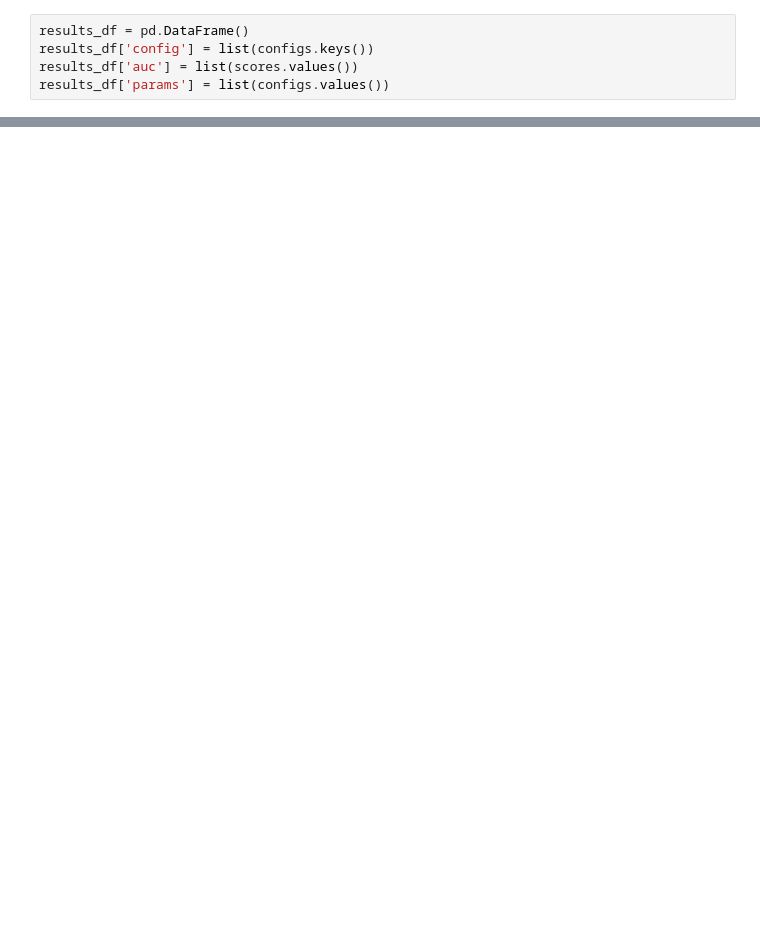
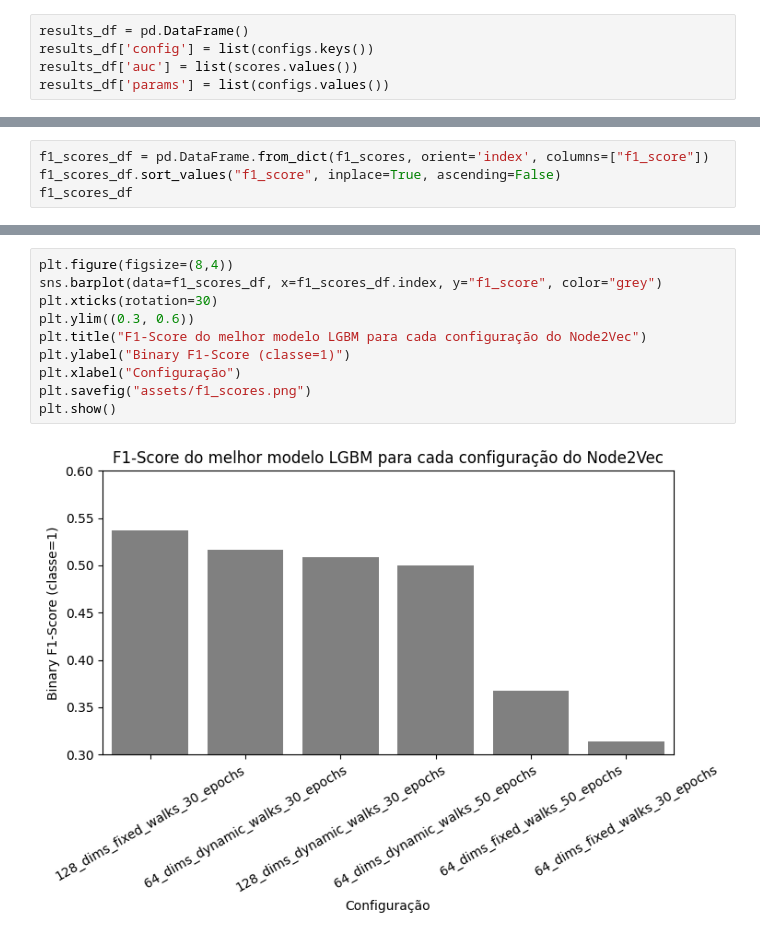
Before and after one commit to Pendulun/POC2, a Jupyter notebook: src/notebooks/4-analise-resultados.ipynb, the cells around one changed output, grey strips where cells are left out. Saved outputs shown, nothing was run; the diff lists cells and outputs as text; blank space fills up the shorter version.

Commit message:
reorganizing and new data

```diff
--- a/src/notebooks/4-analise-resultados.ipynb
+++ b/src/notebooks/4-analise-resultados.ipynb
@@ -185,0 +221,4 @@ TypeError: auc() missing 2 required positional arguments: 'x' and 'y'
+# %%
+f1_scores_df = pd.DataFrame.from_dict(f1_scores, orient='index', columns=["f1_score"])
+f1_scores_df.sort_values("f1_score", inplace=True, ascending=False)
+f1_scores_df
@@ -185,0 +233,12 @@ TypeError: auc() missing 2 required positional arguments: 'x' and 'y'
+# %%
+plt.figure(figsize=(8,4))
+sns.barplot(data=f1_scores_df, x=f1_scores_df.index, y="f1_score", color="grey")
+plt.xticks(rotation=30)
+plt.ylim((0.3, 0.6))
+plt.title("F1-Score do melhor modelo LGBM para cada configuração do Node2Vec")
+plt.ylabel("Binary F1-Score (classe=1)")
+plt.xlabel("Configuração")
+plt.savefig("assets/f1_scores.png")
+plt.show()
+# %% [output]
+[figure, added]
```
Also changed, not shown: parts of 17 cells of this notebook, 3 other files.
